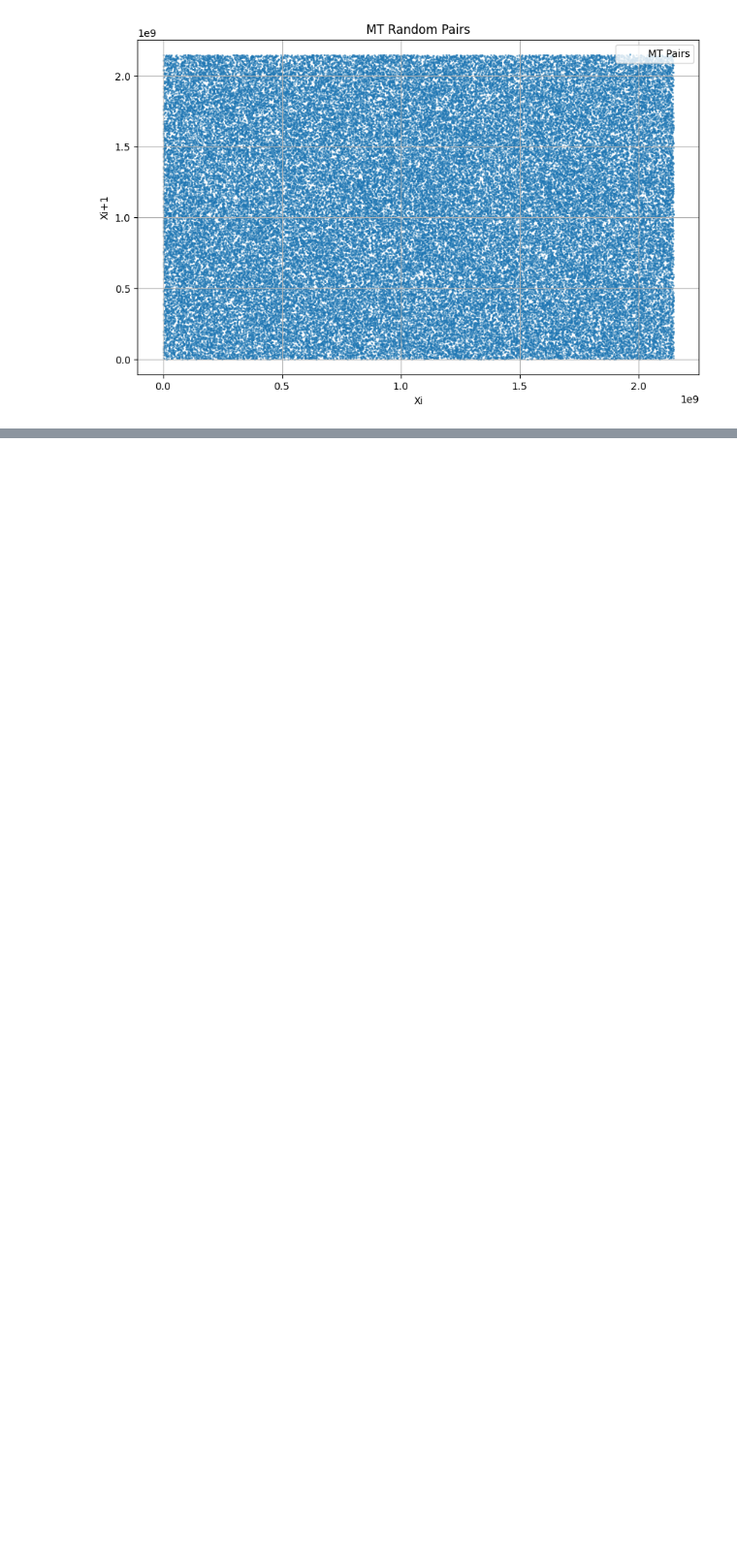
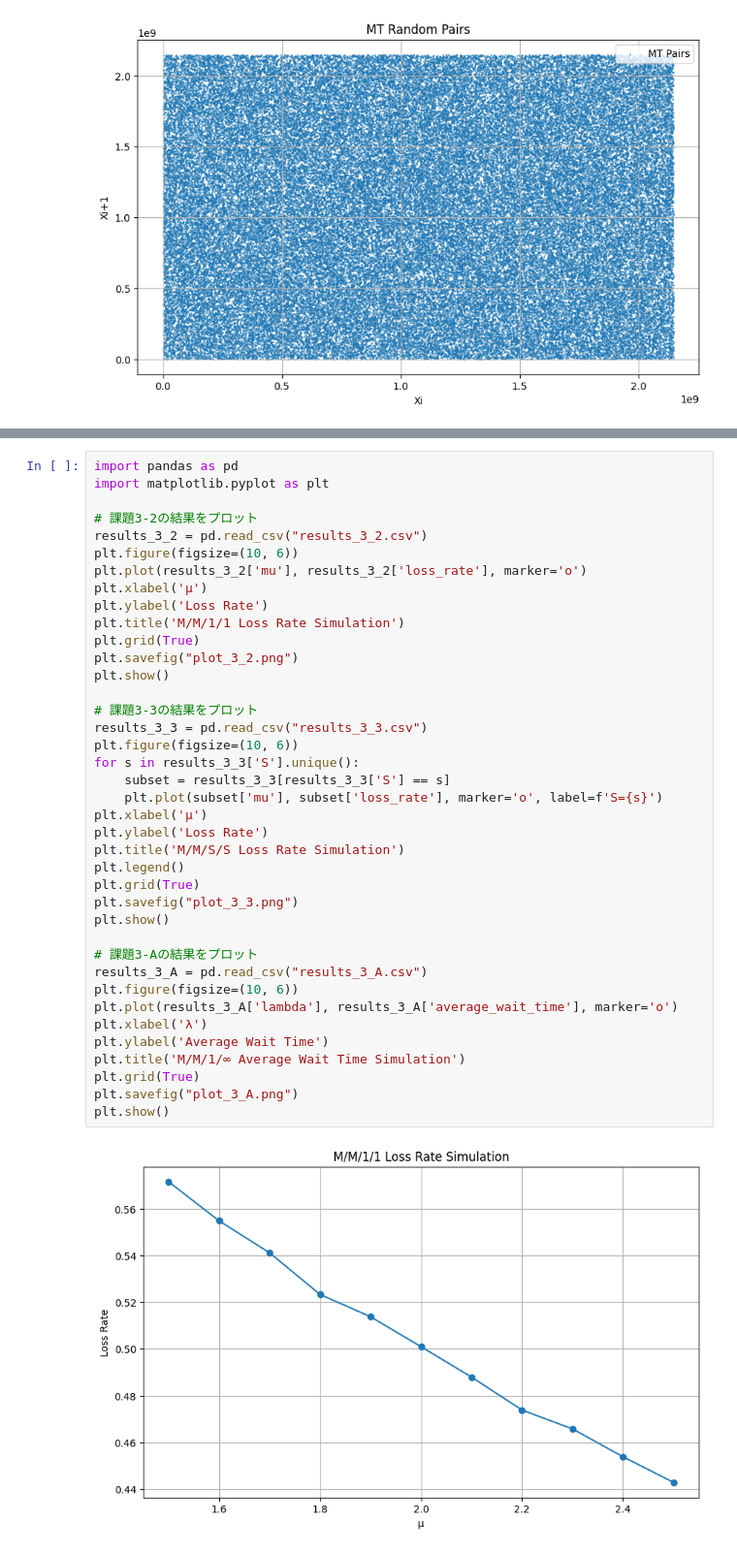
Before and after one commit to taniiicom/study-application-programming-exp, a Jupyter notebook: probabilistic-programming/rust/src/graph/drawer.ipynb, the cells around one changed output, grey strips where cells are left out. Shown at 97% size. Drawn from its saved outputs; the diff is of its cells as text; blank space fills up the shorter version.

```diff
--- a/probabilistic-programming/rust/src/graph/drawer.ipynb
+++ b/probabilistic-programming/rust/src/graph/drawer.ipynb
@@ -97,0 +142,41 @@ plot_mt('mt_pairs.csv')
+# %%
+import pandas as pd
+import matplotlib.pyplot as plt
+
+# 課題3-2の結果をプロット
+results_3_2 = pd.read_csv("results_3_2.csv")
+plt.figure(figsize=(10, 6))
+plt.plot(results_3_2['mu'], results_3_2['loss_rate'], marker='o')
+plt.xlabel('μ')
+plt.ylabel('Loss Rate')
+plt.title('M/M/1/1 Loss Rate Simulation')
+plt.grid(True)
+plt.savefig("plot_3_2.png")
+plt.show()
+
+# 課題3-3の結果をプロット
+results_3_3 = pd.read_csv("results_3_3.csv")
+plt.figure(figsize=(10, 6))
+for s in results_3_3['S'].unique():
+    subset = results_3_3[results_3_3['S'] == s]
+    plt.plot(subset['mu'], subset['loss_rate'], marker='o', label=f'S={s}')
+plt.xlabel('μ')
+plt.ylabel('Loss Rate')
+plt.title('M/M/S/S Loss Rate Simulation')
+plt.legend()
+plt.grid(True)
+plt.savefig("plot_3_3.png")
+plt.show()
+
+# 課題3-Aの結果をプロット
+results_3_A = pd.read_csv("results_3_A.csv")
+plt.figure(figsize=(10, 6))
+plt.plot(results_3_A['lambda'], results_3_A['average_wait_time'], marker='o')
+plt.xlabel('λ')
+plt.ylabel('Average Wait Time')
+plt.title('M/M/1/∞ Average Wait Time Simulation')
+plt.grid(True)
+plt.savefig("plot_3_A.png")
+plt.show()
+# %% [output]
+[figure, added]
```
Also changed, not shown: parts of 3 cells of this notebook, 37 other files.
